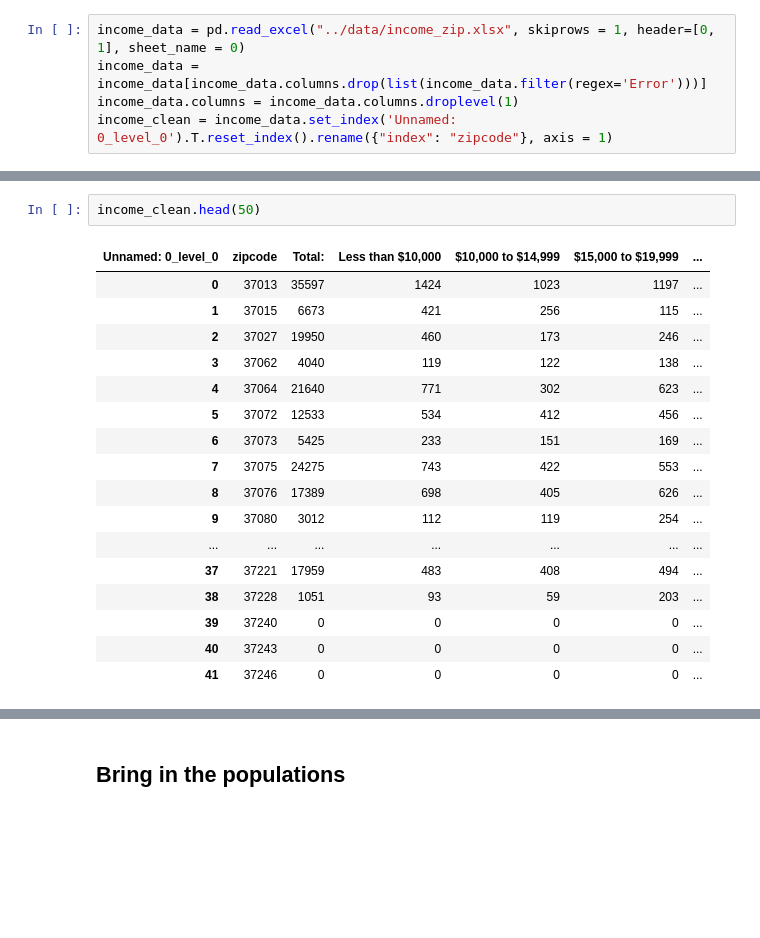
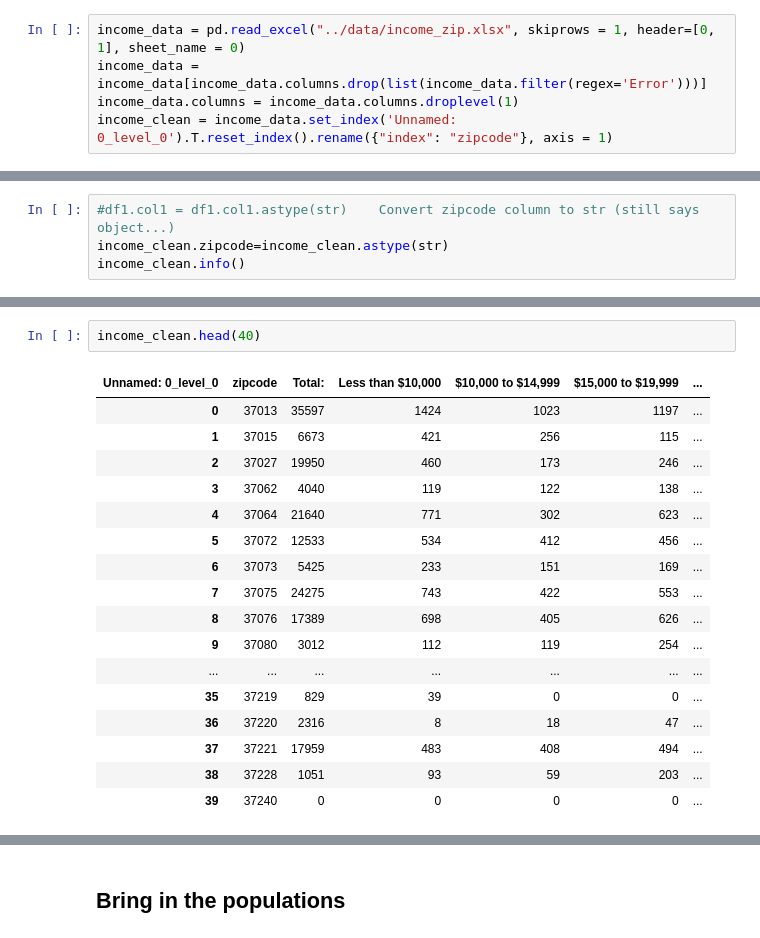
Before and after one commit to Chericehere/nash-covid-cases-vaccines-sky_cranes, a Jupyter notebook: notebooks/income_by_zip_geo.ipynb, the cells around one changed output, grey strips where cells are left out. Drawn from its saved outputs; the diff is of its cells as text; blank space fills up the shorter version.

```diff
--- a/notebooks/income_by_zip_geo.ipynb
+++ b/notebooks/income_by_zip_geo.ipynb
@@ -48,0 +29,4 @@ memory usage: 6.0+ KB
+# %%
+#df1.col1 = df1.col1.astype(str)    Convert zipcode column to str (still says object...)
+income_clean.zipcode=income_clean.astype(str)
+income_clean.info()
@@ -49,20 +51,20 @@ memory usage: 6.0+ KB
 # %%
-income_clean.head(50)
+income_clean.head(40)
 # %% [output]
 | Unnamed: 0_level_0 | zipcode | Total: | Less than $10,000 | $10,000 to $14,999 | $15,000 to $19,999 | ... |
 | 0 | 37013 | 35597 | 1424 | 1023 | 1197 | ... |
 | 1 | 37015 | 6673 | 421 | 256 | 115 | ... |
 | 2 | 37027 | 19950 | 460 | 173 | 246 | ... |
 | 3 | 37062 | 4040 | 119 | 122 | 138 | ... |
 | 4 | 37064 | 21640 | 771 | 302 | 623 | ... |
 | 5 | 37072 | 12533 | 534 | 412 | 456 | ... |
 | 6 | 37073 | 5425 | 233 | 151 | 169 | ... |
 | 7 | 37075 | 24275 | 743 | 422 | 553 | ... |
 | 8 | 37076 | 17389 | 698 | 405 | 626 | ... |
 | 9 | 37080 | 3012 | 112 | 119 | 254 | ... |
 | ... | ... | ... | ... | ... | ... | ... |
+| 35 | 37219 | 829 | 39 | 0 | 0 | ... |
+| 36 | 37220 | 2316 | 8 | 18 | 47 | ... |
 | 37 | 37221 | 17959 | 483 | 408 | 494 | ... |
 | 38 | 37228 | 1051 | 93 | 59 | 203 | ... |
 | 39 | 37240 | 0 | 0 | 0 | 0 | ... |
-| 40 | 37243 | 0 | 0 | 0 | 0 | ... |
-| 41 | 37246 | 0 | 0 | 0 | 0 | ... |
```
Also changed, not shown: parts of 20 cells of this notebook.
